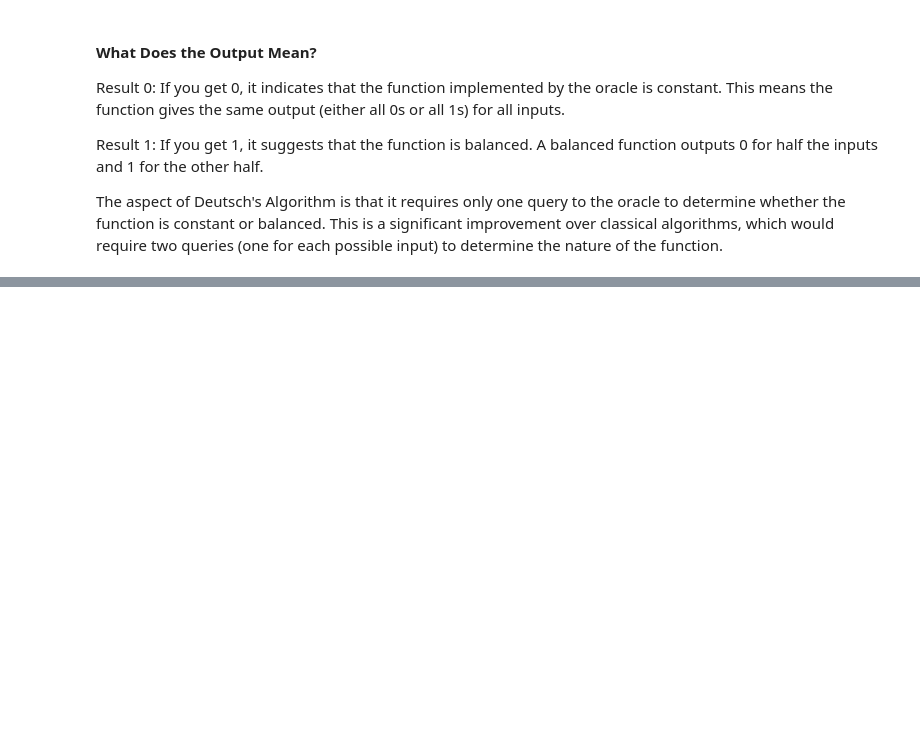
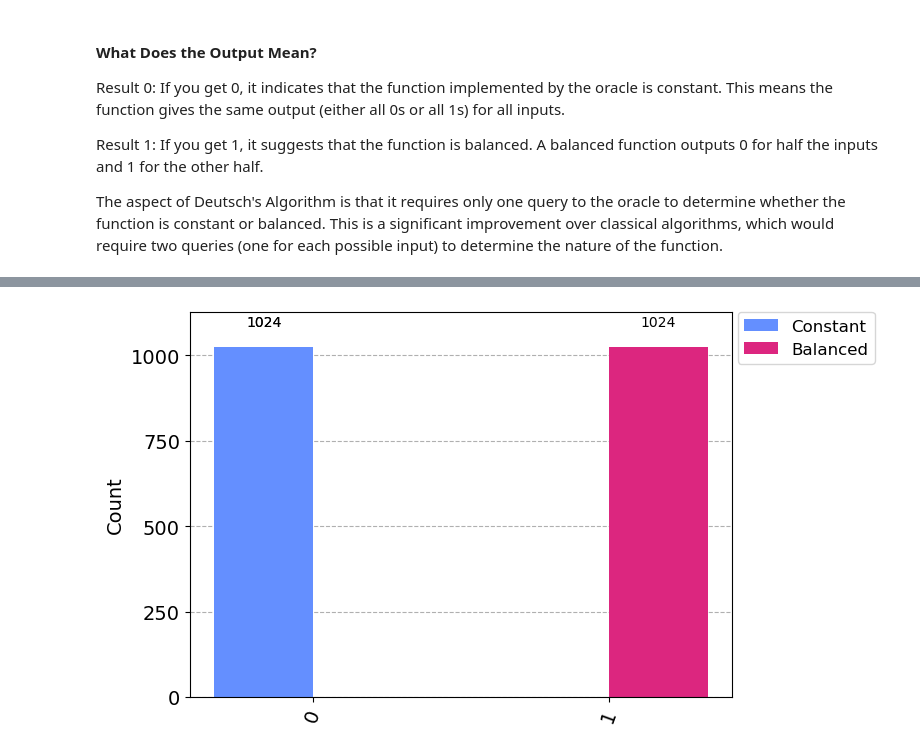
Before and after one commit to rohansikder/DeutschsAlgorithm, a Jupyter notebook: project.ipynb, the cells around one changed output, grey strips where cells are left out. Drawn from its saved outputs; the diff is of its cells as text; code cells hidden in the pictures; blank space fills up the shorter version.

```diff
--- a/project.ipynb
+++ b/project.ipynb
@@ -98,22 +98,34 @@ def deutsch_algorithm(oracle):
     print("Set the input qubit to |0> and the output qubit to |1>")
     print(qc)
 
+    qc.barrier()
+
+
     # Apply a Hadamard gate to both qubits
     qc.h(0)
     qc.h(1)
     print("Apply a Hadamard gate to both qubits")
     print(qc)
 
+    qc.barrier()
+
+
     # Apply the oracle
     qc.append(oracle, [0, 1])
     print("Apply the oracle")
     print(qc)
+
+    qc.barrier()
+
 
     # Apply another Hadamard gate to the input qubit
     qc.h(0)
     print("Apply another Hadamard gate to the input qubit")
     print(qc)
 
+    qc.barrier()
+
+
     # Measurement
     qc.measure(0, 0)
     return qc
@@ -191,0 +210,14 @@ The aspect of Deutsch's Algorithm is that it requires only one query to the orac
+# %%
+simulator = Aer.get_backend('qasm_simulator')
+
+# Simulate the constant oracle circuit
+result_constant = execute(constant_circuit, simulator, shots=1024).result()
+counts_constant = result_constant.get_counts(constant_circuit)
+
+# Simulate the balanced oracle circuit
+result_balanced = execute(balanced_circuit, simulator, shots=1024).result()
+counts_balanced = result_balanced.get_counts(balanced_circuit)
+
+plot_histogram([counts_constant, counts_balanced], legend=['Constant', 'Balanced'])
+# %% [output]
+[figure, added]
```
Also changed, not shown: parts of 7 cells of this notebook.
